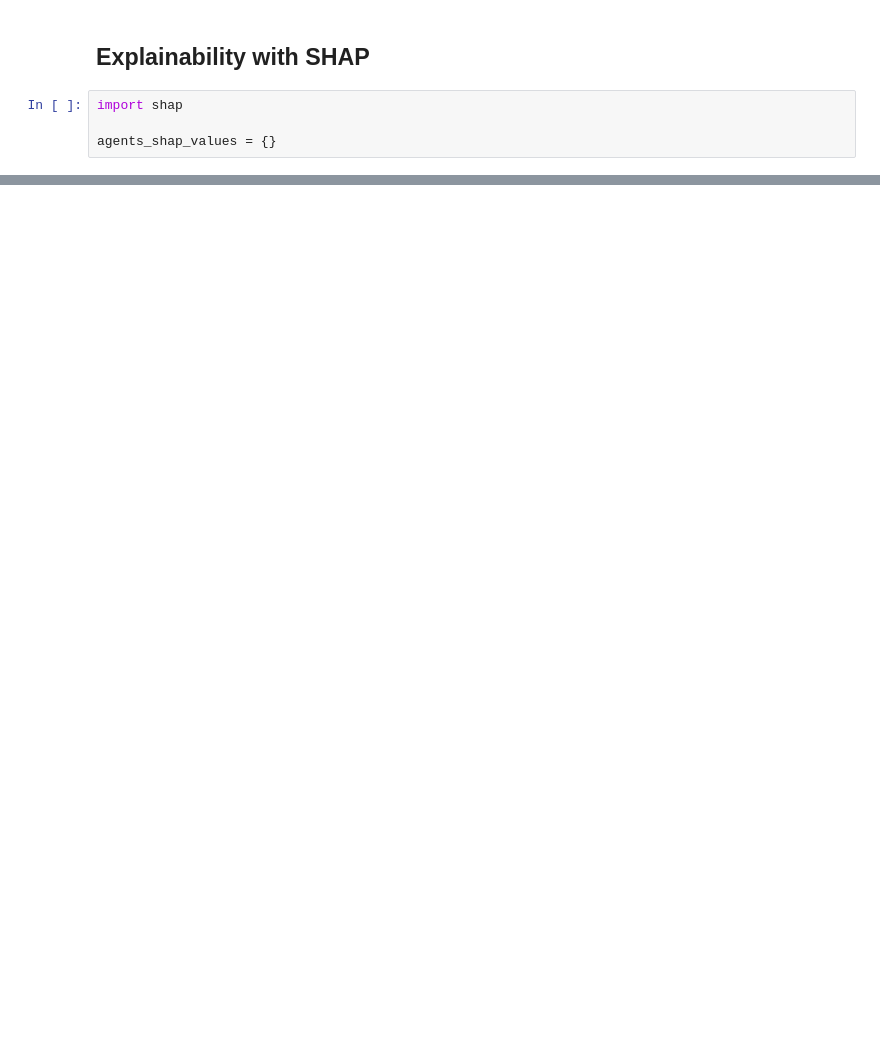
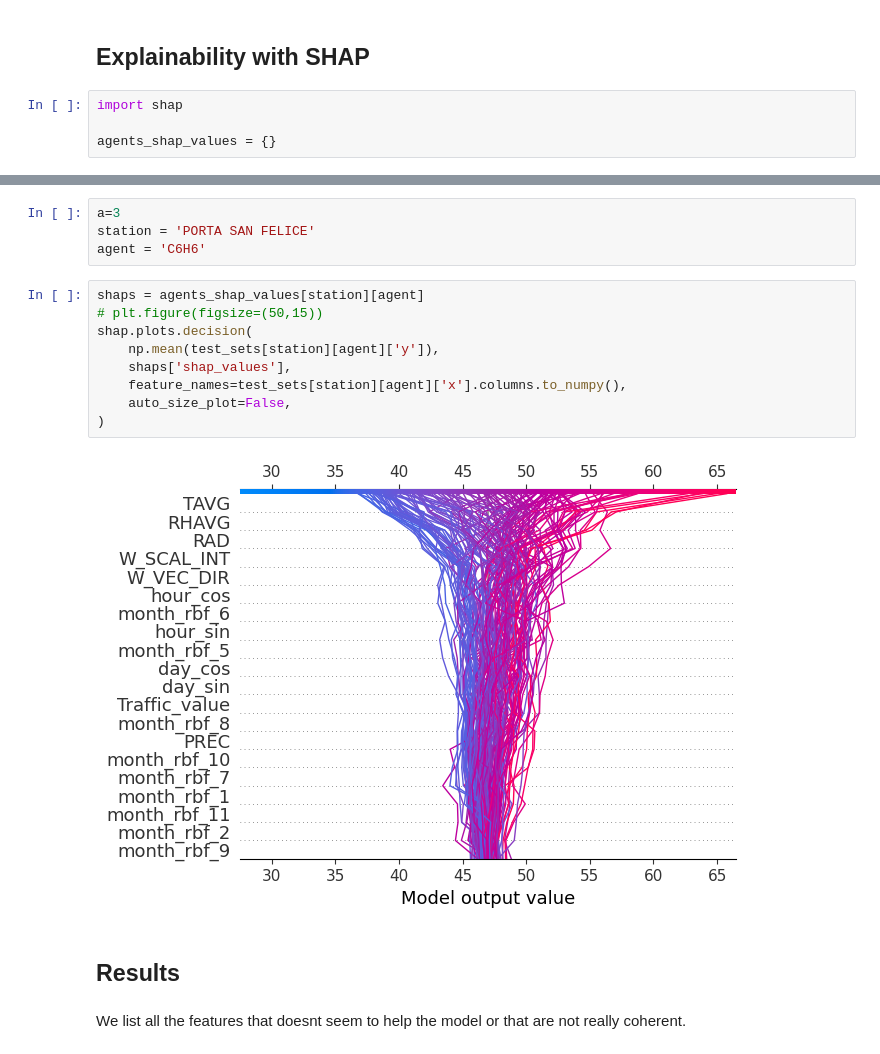
Before and after one commit to davidesonno/AII-project, a Jupyter notebook: 7-feature-importance.ipynb, the cells around one changed output, grey strips where cells are left out. Cells and saved outputs as stored; diff of their text form; blank space fills up the shorter version.

```diff
--- a/7-feature-importance.ipynb
+++ b/7-feature-importance.ipynb
@@ -328,0 +338,19 @@ c6h6 ??? i dati sembrano ok...
+# %%
+a=3
+station = 'PORTA SAN FELICE'
+agent = 'C6H6'
+# %%
+shaps = agents_shap_values[station][agent]
+# plt.figure(figsize=(50,15))
+shap.plots.decision(
+    np.mean(test_sets[station][agent]['y']),
+    shaps['shap_values'],
+    feature_names=test_sets[station][agent]['x'].columns.to_numpy(),
+    auto_size_plot=False,
+)
+# %% [output]
+[figure, added]
+# %% [markdown]
+## Results
+# %% [markdown]
+We list all the features that doesnt seem to help the model or that are not really coherent.
```
Also changed, not shown: parts of 7 cells of this notebook, 3 other files.
